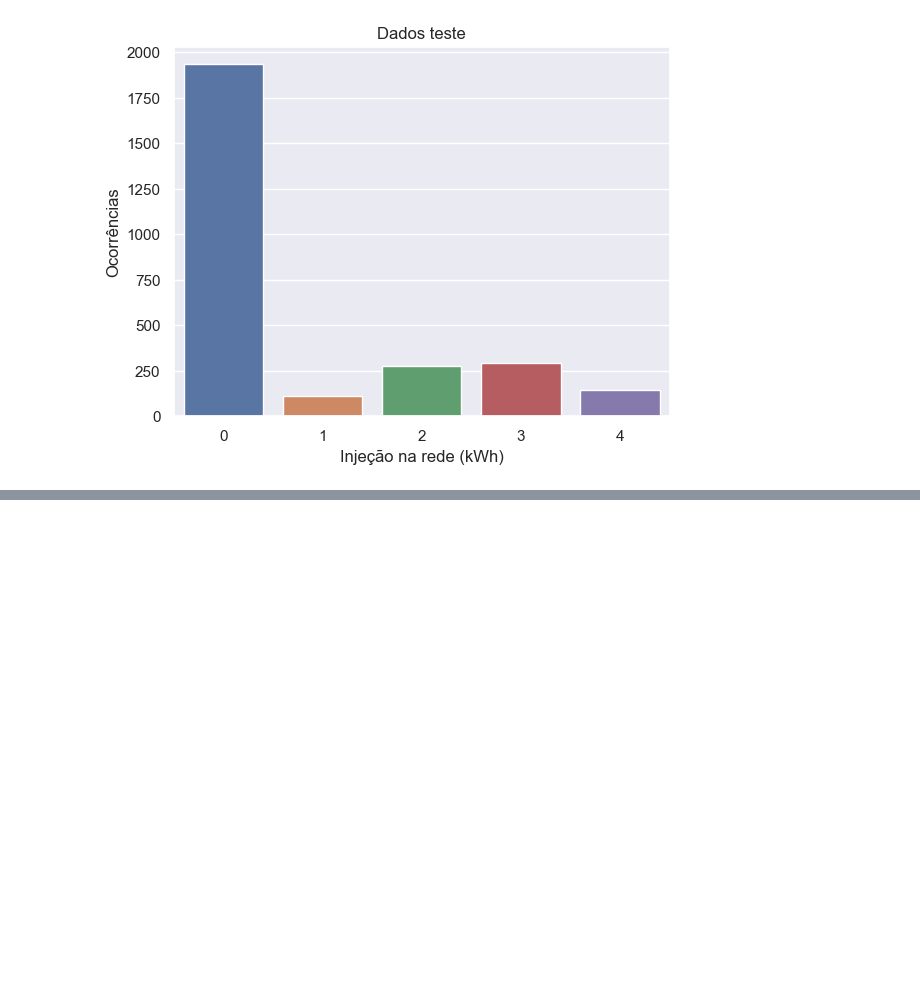
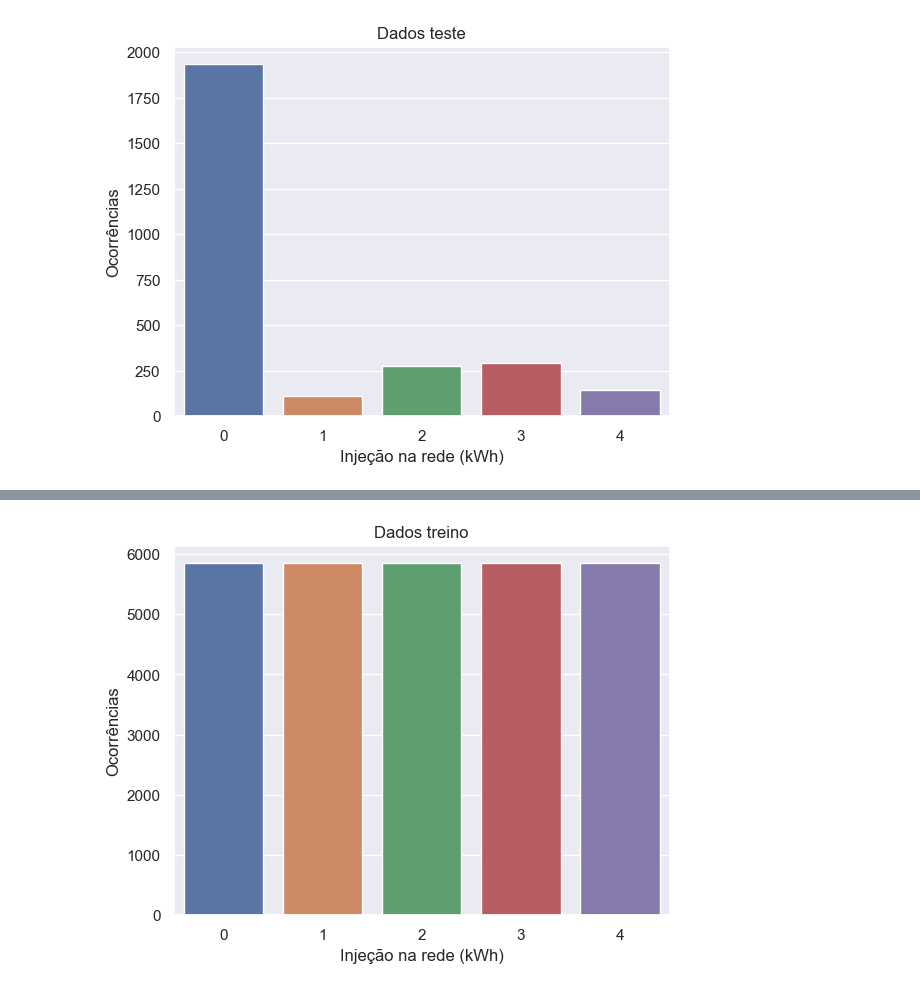
Before and after one commit to JoseBambora/ProjetoDAA, a Jupyter notebook: DatasetCompetition/bagging.ipynb, the cells around one changed output, grey strips where cells are left out. Saved outputs shown, nothing was run; the diff lists cells and outputs as text; code cells hidden in the pictures; blank space fills up the shorter version.

```diff
--- a/DatasetCompetition/bagging.ipynb
+++ b/DatasetCompetition/bagging.ipynb
@@ -190,0 +206,15 @@ weighted avg       0.84      0.84      0.84      2754
+# %%
+from imblearn.over_sampling import SMOTE
+
+# Assuming X_train and y_train are your original data
+smote = SMOTE(random_state=42)
+X_resampled, y_resampled = smote.fit_resample(X_train, y_train)
+
+# Creating DataFrames from the resampled data
+X_resampled_df = pd.DataFrame(X_resampled, columns=X_train.columns)
+y_resampled_df = pd.DataFrame(y_resampled, columns=y_train.columns)
+# %%
+balanced_df = pd.concat([X_resampled_df, y_resampled_df], axis=1)
+grafico_barras(y_resampled_df,'Injeção na rede (kWh)','Dados treino','Injeção na rede (kWh)','Ocorrências')
+# %% [output]
+[figure, added]
```
Also changed, not shown: parts of 16 cells of this notebook, 3 other files.
